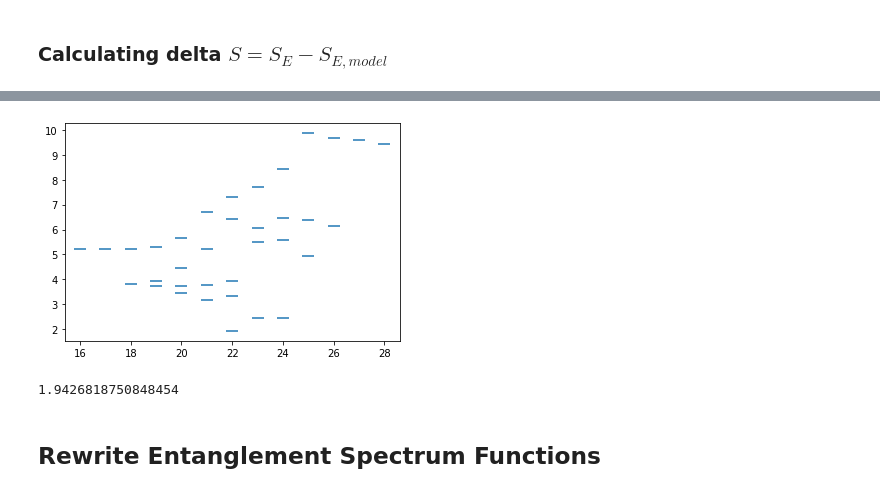
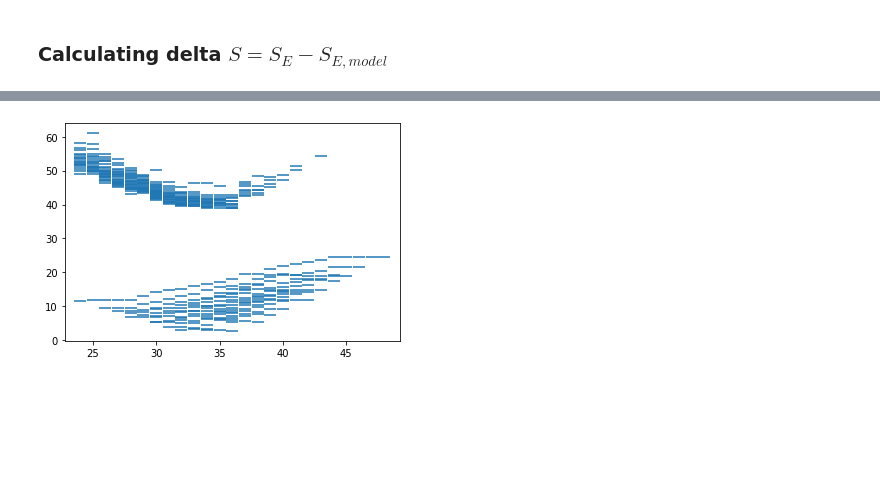
Before and after one commit to geloganu/ED_FQHE, a Jupyter notebook: notebook_MR/MR_Pf.ipynb, the cells around one changed output, grey strips where cells are left out. Saved outputs shown, nothing was run; the diff lists cells and outputs as text; code cells hidden in the pictures; blank space fills up the shorter version.

```diff
--- a/notebook_MR/MR_Pf.ipynb
+++ b/notebook_MR/MR_Pf.ipynb
@@ -325,17 +522,7 @@ plt.legend()
 # %%
-import numpy as np
-import matplotlib.pyplot as plt
-
-data=np.loadtxt("test.csv",delimiter=',')
-
+data=np.loadtxt('N10.csv',delimiter=',')
 ax=plt.plot(data[:,0], data[:,1], ls="none", marker="_", ms="12", mew="1.5")
+#plt.ylim(0,15)
+#plt.xlim(25,40)
 # %% [output]
-[figure, old version]
+[figure, new version]
-# %%
-eta=np.real(data[:,1])
-S_trial=sum(eta*np.exp(-eta))
-S_trial
-# %% [output]
-1.9426818750848454
-# %% [markdown]
-## Rewrite Entanglement Spectrum Functions
```
Also changed, not shown: parts of 35 cells of this notebook, 13 other files.
